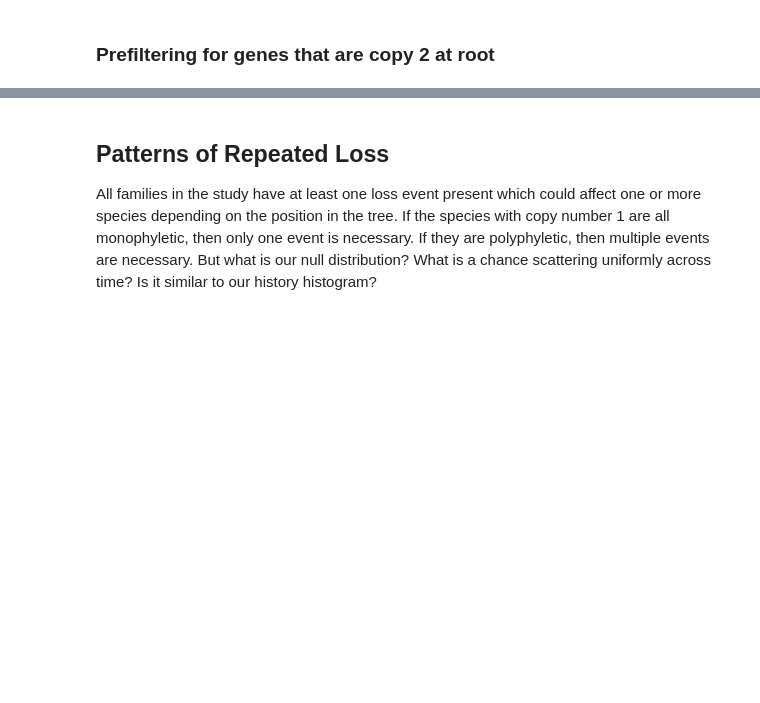
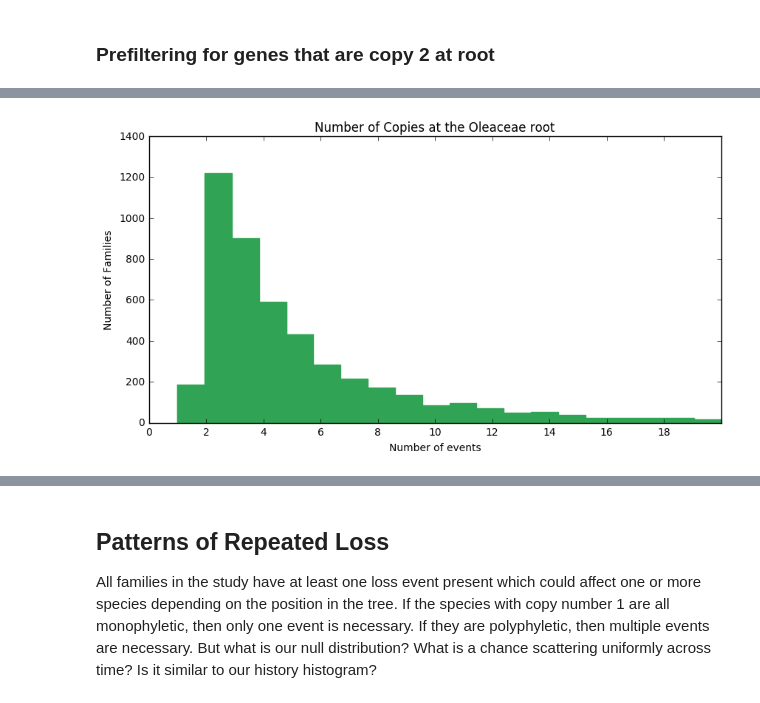
Before and after one commit to josiahseaman/DNA_Duplications, a Jupyter notebook: TreeCountAnalysis_all_species_JSG.ipynb, the cells around one changed output, grey strips where cells are left out. Saved outputs shown, nothing was run; the diff lists cells and outputs as text; code cells hidden in the pictures; blank space fills up the shorter version.

```diff
--- a/TreeCountAnalysis_all_species_JSG.ipynb
+++ b/TreeCountAnalysis_all_species_JSG.ipynb
@@ -241,12 +263,8 @@ plot_time_histogram(frax_normalized_losses, frax_normalized_gains)
 # %%
-def get_count_at_root(fam_id):
+def get_count_at_root(fam_id, ordered_node_index=2):
     newick_str = all_trees[fam_id]
     tree = loads(newick_str)[0]
     for index, node in enumerate(tree.walk(mode="preorder")):
-        if index == 1:
+        if index == ordered_node_index:
             count = extract_count(node)
             return count
-
-
-filtered_wgd_study_ints = [fam for fam in wgd_study_jsg if get_count_at_root(fam) == 2]
-assert all([get_count_at_root(fam)==2 for fam in filtered_wgd_study_ints])
@@ -269,0 +301,4 @@ i_hist(copies)
+# %%
+pretty_hist('Number of Copies at the Oleaceae root', [c for c in copies if c < 21])
+# %% [output]
+[figure, added]
```
Also changed, not shown: parts of 56 cells of this notebook, 22 other files.
